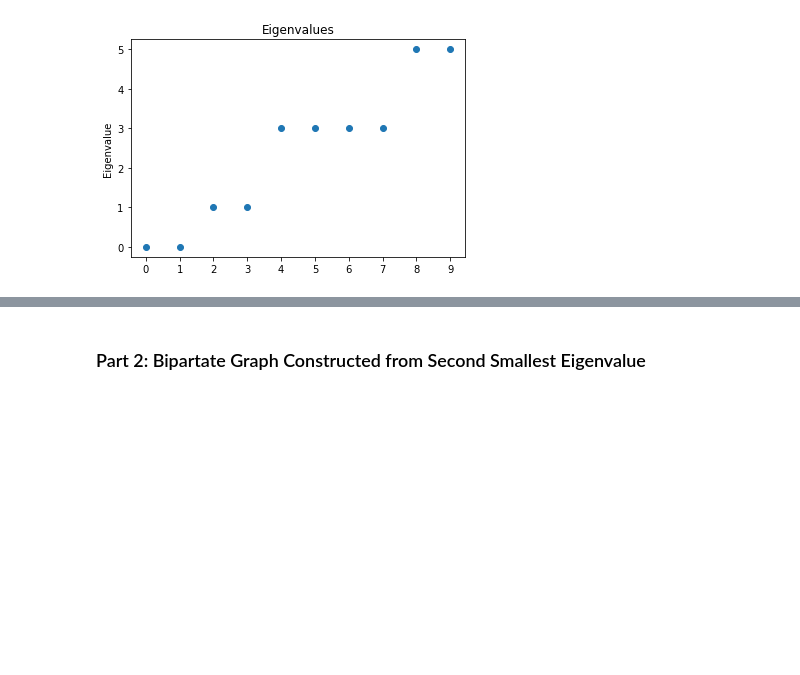
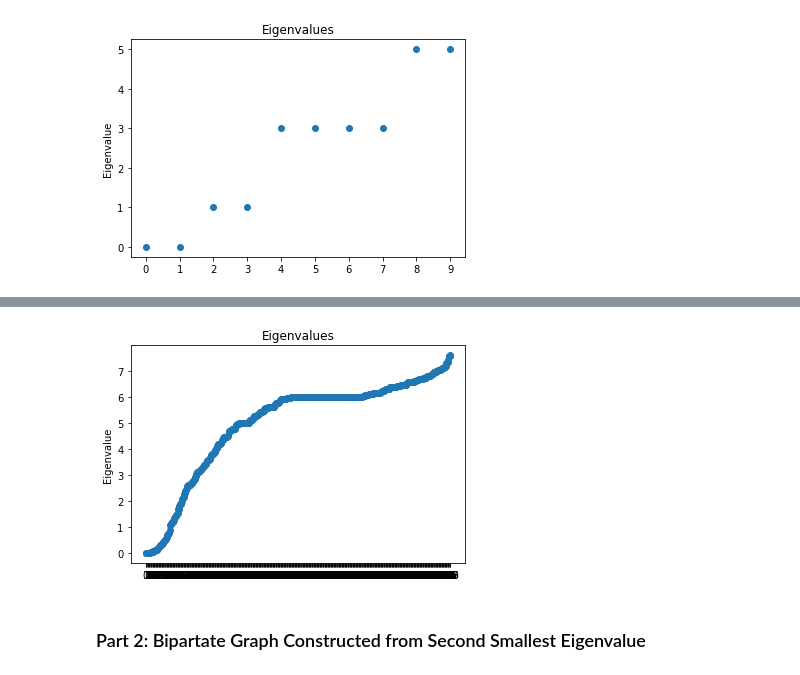
Before and after one commit to serre-lab/synchrony, a Jupyter notebook: supervised/kuramoto/ExploreLaplacian.ipynb, the cells around one changed output, grey strips where cells are left out. Saved outputs shown, nothing was run; the diff lists cells and outputs as text; code cells hidden in the pictures; blank space fills up the shorter version.

```diff
--- a/supervised/kuramoto/ExploreLaplacian.ipynb
+++ b/supervised/kuramoto/ExploreLaplacian.ipynb
@@ -249,3 +287,7 @@ plt.scatter(X[:,0],X[:,1],[],color)
+# %%
+Lap.plot_eigenvalues()
+# %% [output]
+[figure, added]
 # %% [markdown]
 ### Part 2: Bipartate Graph Constructed from Second Smallest Eigenvalue
 # %%
```
Also changed, not shown: parts of 12 cells of this notebook, 2 other files.
